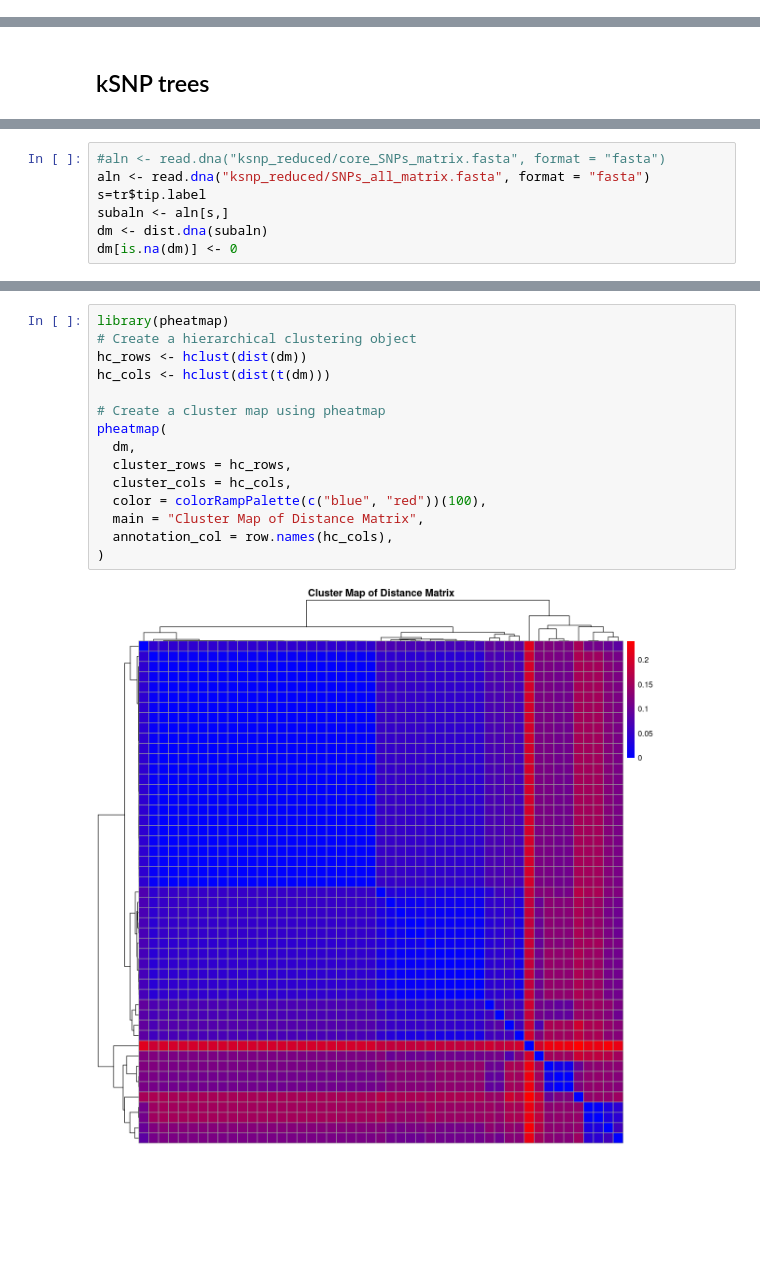
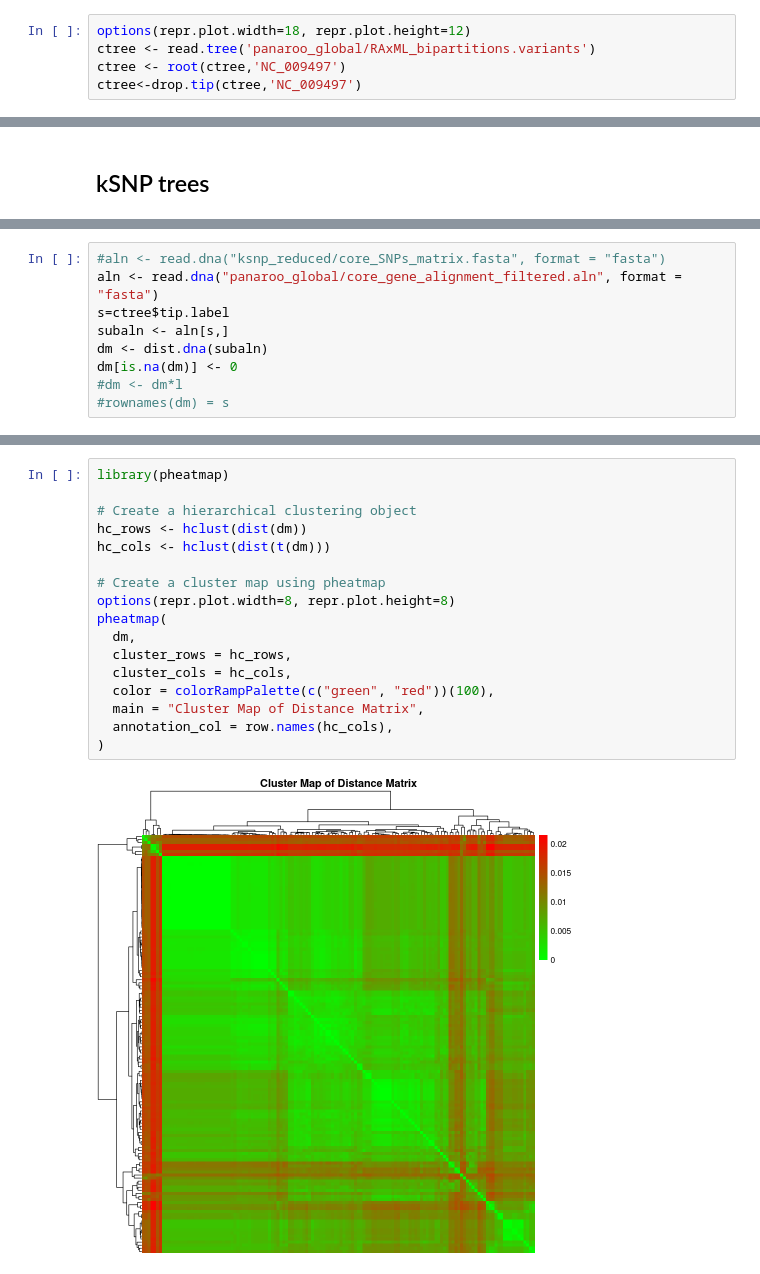
Before and after one commit to dmnfarrell/gordon-group, a Jupyter notebook: mycoplasma_bovis/trees.ipynb, the cells around one changed output, grey strips where cells are left out. Cells and saved outputs as stored; diff of their text form; blank space fills up the shorter version.

```diff
--- a/mycoplasma_bovis/trees.ipynb
+++ b/mycoplasma_bovis/trees.ipynb
@@ -68,0 +101,5 @@ ggplottree(stree, meta, layout='rect', colors=mycolors, cols=c('country'), cmaps
+# %%
+options(repr.plot.width=18, repr.plot.height=12)
+ctree <- read.tree('panaroo_global/RAxML_bipartitions.variants')
+ctree <- root(ctree,'NC_009497')
+ctree<-drop.tip(ctree,'NC_009497')
@@ -116,7 +355,9 @@ Adding another scale for x, which will replace the existing scale.
 # %%
 #aln <- read.dna("ksnp_reduced/core_SNPs_matrix.fasta", format = "fasta")
-aln <- read.dna("ksnp_reduced/SNPs_all_matrix.fasta", format = "fasta")
-s=tr$tip.label
+aln <- read.dna("panaroo_global/core_gene_alignment_filtered.aln", format = "fasta")
+s=ctree$tip.label
 subaln <- aln[s,]
 dm <- dist.dna(subaln)
 dm[is.na(dm)] <- 0
+#dm <- dm*l
+#rownames(dm) = s
@@ -135,17 +364,19 @@ legend("topright", inset=c(-0.2,0), legend = levels(groups), col = mycolors[leve
 # %%
 library(pheatmap)
+
 # Create a hierarchical clustering object
 hc_rows <- hclust(dist(dm))
 hc_cols <- hclust(dist(t(dm)))
 
 # Create a cluster map using pheatmap
+options(repr.plot.width=8, repr.plot.height=8)
 pheatmap(
   dm,
   cluster_rows = hc_rows,
   cluster_cols = hc_cols,
-  color = colorRampPalette(c("blue", "red"))(100),
+  color = colorRampPalette(c("green", "red"))(100),
   main = "Cluster Map of Distance Matrix",
   annotation_col = row.names(hc_cols),
 )
 # %% [output]
-[figure, old version]
+[figure, new version]
```
Also changed, not shown: parts of 41 cells of this notebook, 5 other files.
